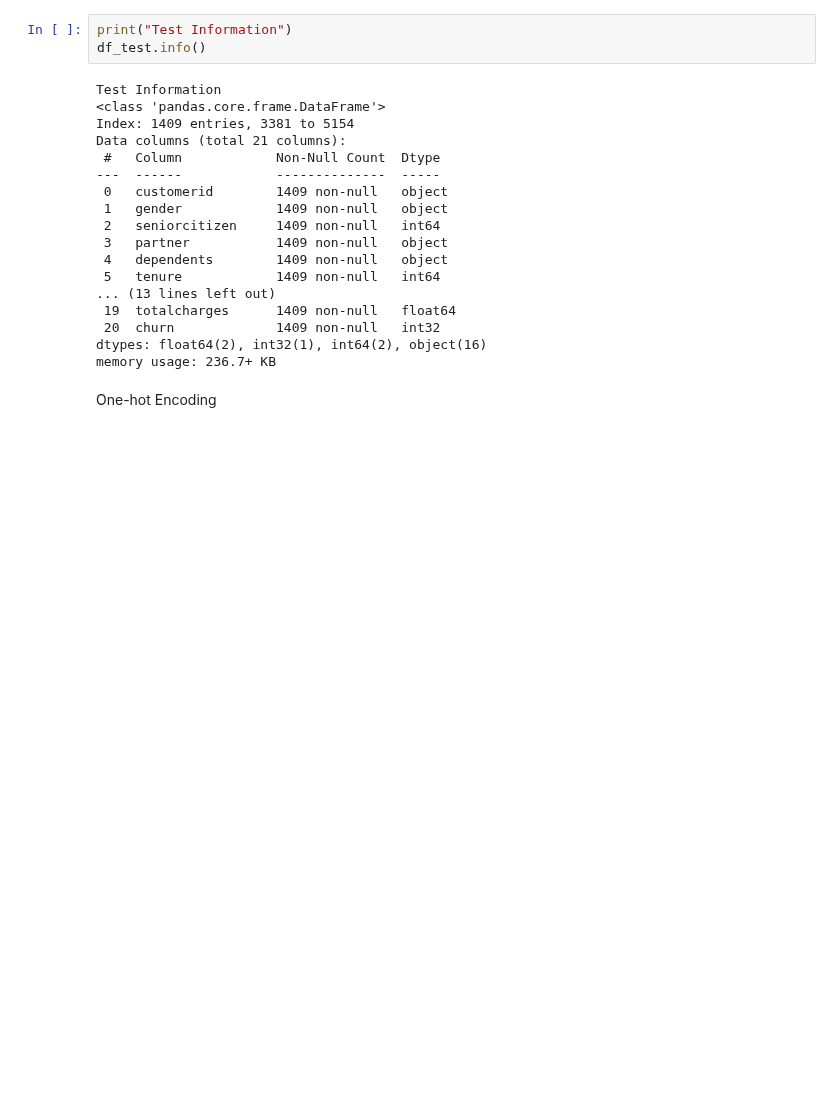
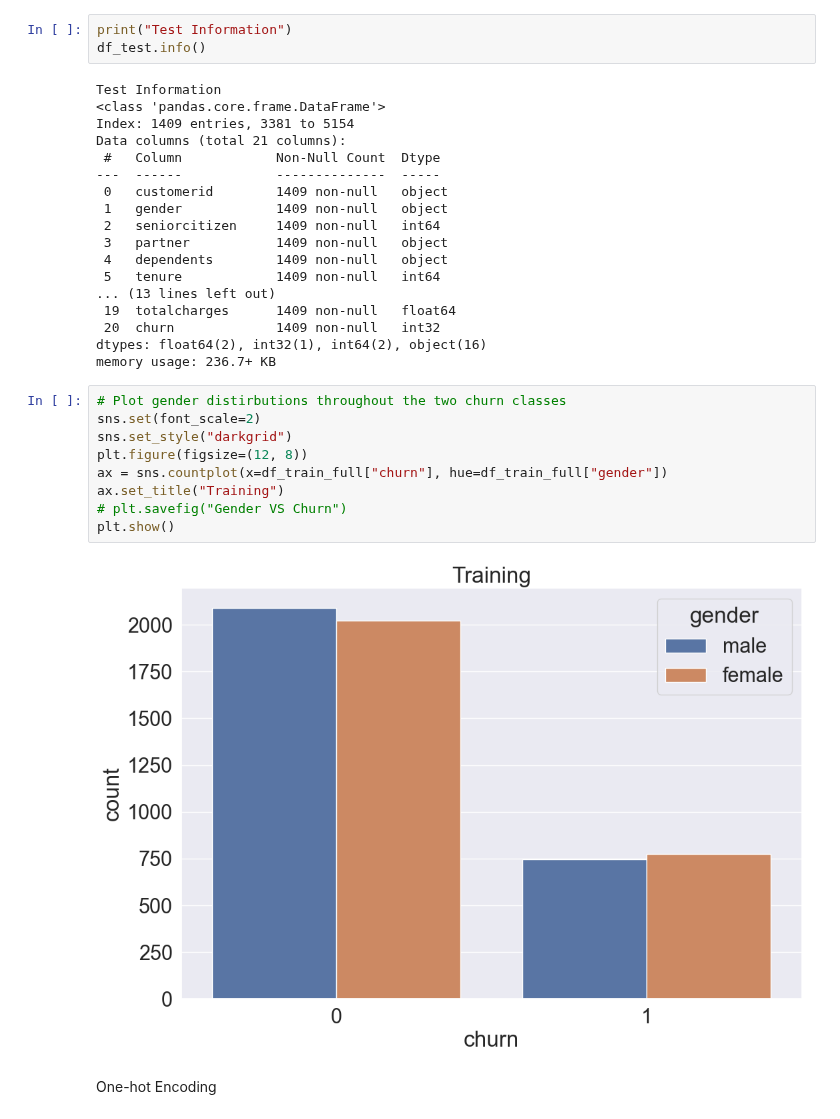
Before and after one commit to michaelgetachew-abebe/Churn_Prediction_Model, a Jupyter notebook: notebooks2.ipynb, the cells around one changed output. Drawn from its saved outputs; the diff is of its cells as text; blank space fills up the shorter version.

Commit message:
Feat(add): added some test plots which will be improved later

```diff
--- a/notebooks2.ipynb
+++ b/notebooks2.ipynb
@@ -377,5 +377,16 @@ Data columns (total 21 columns):
  20  churn             1409 non-null   int32
 dtypes: float64(2), int32(1), int64(2), object(16)
 memory usage: 236.7+ KB
+# %%
+# Plot gender distirbutions throughout the two churn classes
+sns.set(font_scale=2)
+sns.set_style("darkgrid")
+plt.figure(figsize=(12, 8))
+ax = sns.countplot(x=df_train_full["churn"], hue=df_train_full["gender"])
+ax.set_title("Training")
+# plt.savefig("Gender VS Churn")
+plt.show()
+# %% [output]
+[figure, added]
 # %% [markdown]
 One-hot Encoding
```
